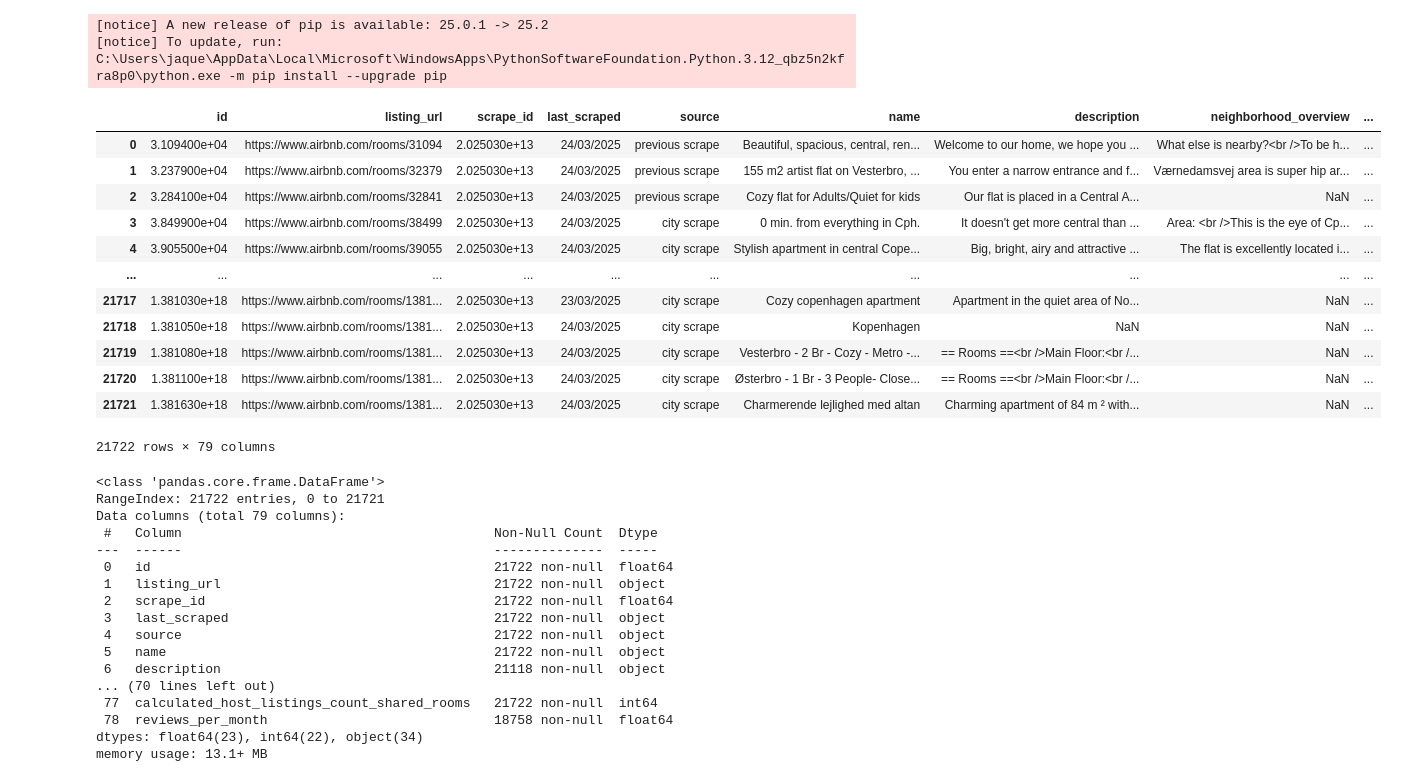
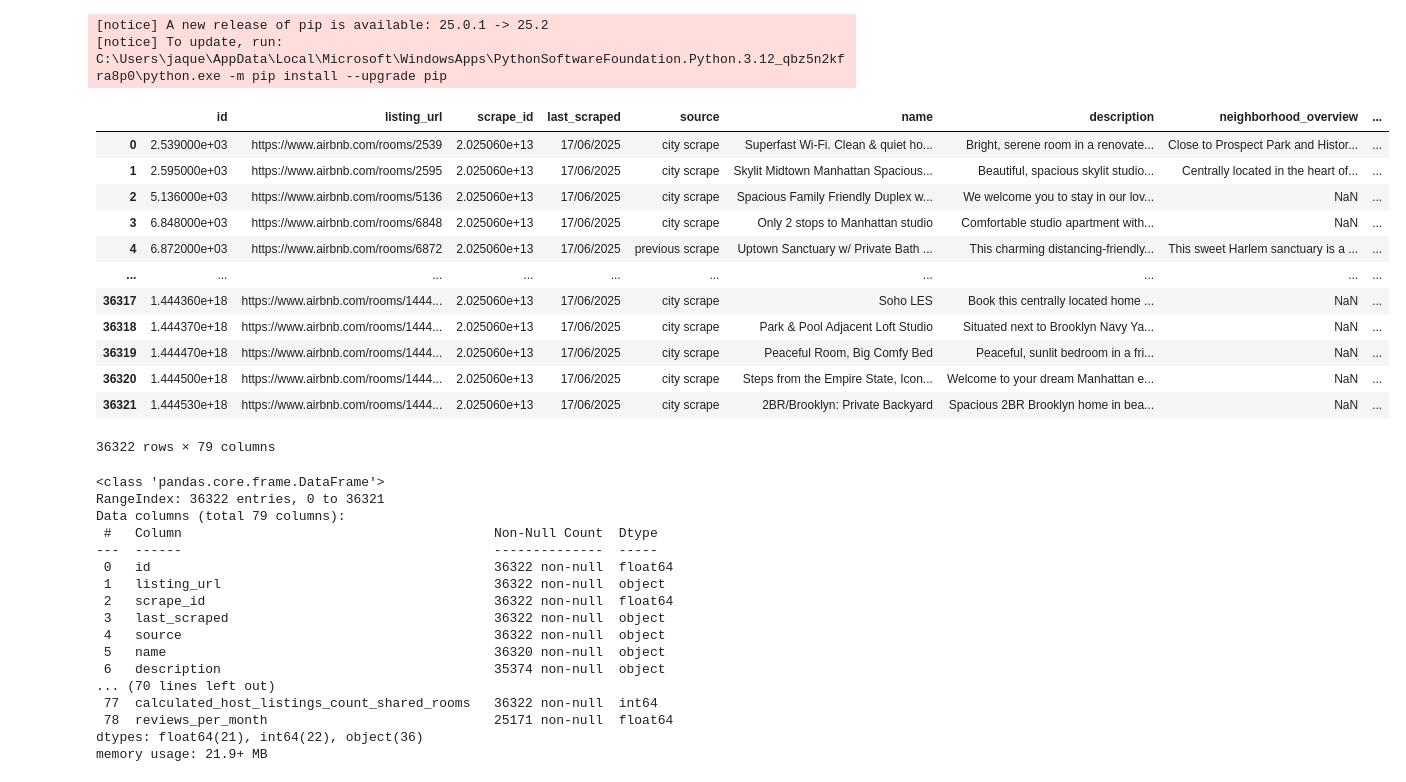
Before and after one commit to A01735502/EVIDENCIA, a Jupyter notebook: Extraccion - copia.ipynb, the cells around one changed output. Cells and saved outputs as stored; diff of their text form; code cells hidden in the pictures.

```diff
--- a/Extraccion - copia.ipynb
+++ b/Extraccion - copia.ipynb
@@ -67,44 +67,44 @@ import seaborn as sns
 # %%
 #convertifr en dataframe
 
-df= pd.read_csv("Copenhagen.csv")
+df= pd.read_csv("NEWYORK.csv")
 df
 # %% [output]
 |  | id | listing_url | scrape_id | last_scraped | source | name | description | neighborhood_overview | ... |
-| 0 | 3.109400e+04 | https://www.airbnb.com/rooms/31094 | 2.025030e+13 | 24/03/2025 | previous scrape | Beautiful, spacious, central, ren... | Welcome to our home, we hope you ... | What else is nearby?<br />To be h... | ... |
-| 1 | 3.237900e+04 | https://www.airbnb.com/rooms/32379 | 2.025030e+13 | 24/03/2025 | previous scrape | 155 m2 artist flat on Vesterbro, ... | You enter a narrow entrance and f... | Værnedamsvej area is super hip ar... | ... |
-| 2 | 3.284100e+04 | https://www.airbnb.com/rooms/32841 | 2.025030e+13 | 24/03/2025 | previous scrape | Cozy flat for Adults/Quiet for kids | Our flat is placed in a Central A... | NaN | ... |
-| 3 | 3.849900e+04 | https://www.airbnb.com/rooms/38499 | 2.025030e+13 | 24/03/2025 | city scrape | 0 min. from everything in Cph. | It doesn't get more central than ... | Area: <br />This is the eye of Cp... | ... |
-| 4 | 3.905500e+04 | https://www.airbnb.com/rooms/39055 | 2.025030e+13 | 24/03/2025 | city scrape | Stylish apartment in central Cope... | Big, bright, airy and attractive ... | The flat is excellently located i... | ... |
+| 0 | 2.539000e+03 | https://www.airbnb.com/rooms/2539 | 2.025060e+13 | 17/06/2025 | city scrape | Superfast Wi-Fi. Clean & quiet ho... | Bright, serene room in a renovate... | Close to Prospect Park and Histor... | ... |
+| 1 | 2.595000e+03 | https://www.airbnb.com/rooms/2595 | 2.025060e+13 | 17/06/2025 | city scrape | Skylit Midtown Manhattan Spacious... | Beautiful, spacious skylit studio... | Centrally located in the heart of... | ... |
+| 2 | 5.136000e+03 | https://www.airbnb.com/rooms/5136 | 2.025060e+13 | 17/06/2025 | city scrape | Spacious Family Friendly Duplex w... | We welcome you to stay in our lov... | NaN | ... |
+| 3 | 6.848000e+03 | https://www.airbnb.com/rooms/6848 | 2.025060e+13 | 17/06/2025 | city scrape | Only 2 stops to Manhattan studio | Comfortable studio apartment with... | NaN | ... |
+| 4 | 6.872000e+03 | https://www.airbnb.com/rooms/6872 | 2.025060e+13 | 17/06/2025 | previous scrape | Uptown Sanctuary w/ Private Bath ... | This charming distancing-friendly... | This sweet Harlem sanctuary is a ... | ... |
 | ... | ... | ... | ... | ... | ... | ... | ... | ... | ... |
-| 21717 | 1.381030e+18 | https://www.airbnb.com/rooms/1381... | 2.025030e+13 | 23/03/2025 | city scrape | Cozy copenhagen apartment | Apartment in the quiet area of No... | NaN | ... |
-| 21718 | 1.381050e+18 | https://www.airbnb.com/rooms/1381... | 2.025030e+13 | 24/03/2025 | city scrape | Kopenhagen | NaN | NaN | ... |
-| 21719 | 1.381080e+18 | https://www.airbnb.com/rooms/1381... | 2.025030e+13 | 24/03/2025 | city scrape | Vesterbro - 2 Br - Cozy - Metro -... | == Rooms ==<br />Main Floor:<br /... | NaN | ... |
-| 21720 | 1.381100e+18 | https://www.airbnb.com/rooms/1381... | 2.025030e+13 | 24/03/2025 | city scrape | Østerbro - 1 Br - 3 People- Close... | == Rooms ==<br />Main Floor:<br /... | NaN | ... |
-| 21721 | 1.381630e+18 | https://www.airbnb.com/rooms/1381... | 2.025030e+13 | 24/03/2025 | city scrape | Charmerende lejlighed med altan | Charming apartment of 84 m ² with... | NaN | ... |
+| 36317 | 1.444360e+18 | https://www.airbnb.com/rooms/1444... | 2.025060e+13 | 17/06/2025 | city scrape | Soho LES | Book this centrally located home ... | NaN | ... |
+| 36318 | 1.444370e+18 | https://www.airbnb.com/rooms/1444... | 2.025060e+13 | 17/06/2025 | city scrape | Park & Pool Adjacent Loft Studio | Situated next to Brooklyn Navy Ya... | NaN | ... |
+| 36319 | 1.444470e+18 | https://www.airbnb.com/rooms/1444... | 2.025060e+13 | 17/06/2025 | city scrape | Peaceful Room, Big Comfy Bed | Peaceful, sunlit bedroom in a fri... | NaN | ... |
+| 36320 | 1.444500e+18 | https://www.airbnb.com/rooms/1444... | 2.025060e+13 | 17/06/2025 | city scrape | Steps from the Empire State, Icon... | Welcome to your dream Manhattan e... | NaN | ... |
+| 36321 | 1.444530e+18 | https://www.airbnb.com/rooms/1444... | 2.025060e+13 | 17/06/2025 | city scrape | 2BR/Brooklyn: Private Backyard | Spacious 2BR Brooklyn home in bea... | NaN | ... |
-21722 rows × 79 columns
+36322 rows × 79 columns
 # %%
 #verificamos la info del dataframe
 
 df.info()
 # %% [output]
 <class 'pandas.core.frame.DataFrame'>
-RangeIndex: 21722 entries, 0 to 21721
+RangeIndex: 36322 entries, 0 to 36321
 Data columns (total 79 columns):
  #   Column                                        Non-Null Count  Dtype
 ---  ------                                        --------------  -----
- 0   id                                            21722 non-null  float64
- 1   listing_url                                   21722 non-null  object
- 2   scrape_id                                     21722 non-null  float64
- 3   last_scraped                                  21722 non-null  object
- 4   source                                        21722 non-null  object
- 5   name                                          21722 non-null  object
- 6   description                                   21118 non-null  object
+ 0   id                                            36322 non-null  float64
+ 1   listing_url                                   36322 non-null  object
+ 2   scrape_id                                     36322 non-null  float64
+ 3   last_scraped                                  36322 non-null  object
+ 4   source                                        36322 non-null  object
+ 5   name                                          36320 non-null  object
+ 6   description                                   35374 non-null  object
 ... (70 lines left out)
- 77  calculated_host_listings_count_shared_rooms   21722 non-null  int64
- 78  reviews_per_month                             18758 non-null  float64
-dtypes: float64(23), int64(22), object(34)
-memory usage: 13.1+ MB
+ 77  calculated_host_listings_count_shared_rooms   36322 non-null  int64
+ 78  reviews_per_month                             25171 non-null  float64
+dtypes: float64(21), int64(22), object(36)
+memory usage: 21.9+ MB
 # %%
 filtro_50 = df.iloc[:, [
 15, 16, 17, 18, 13, 25, 26, 28, 30, 31,
```
Also changed, not shown: parts of 4 cells of this notebook, 2 other files.
